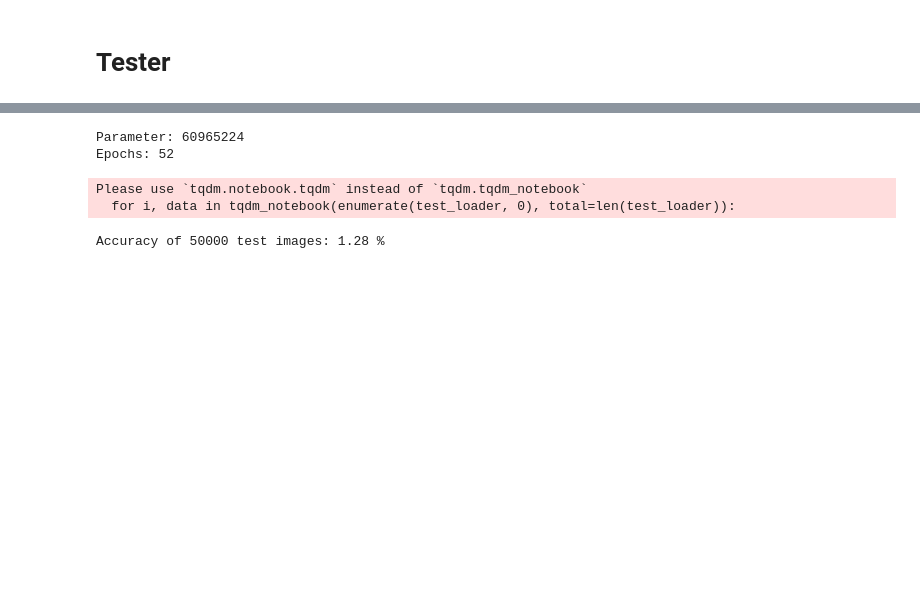
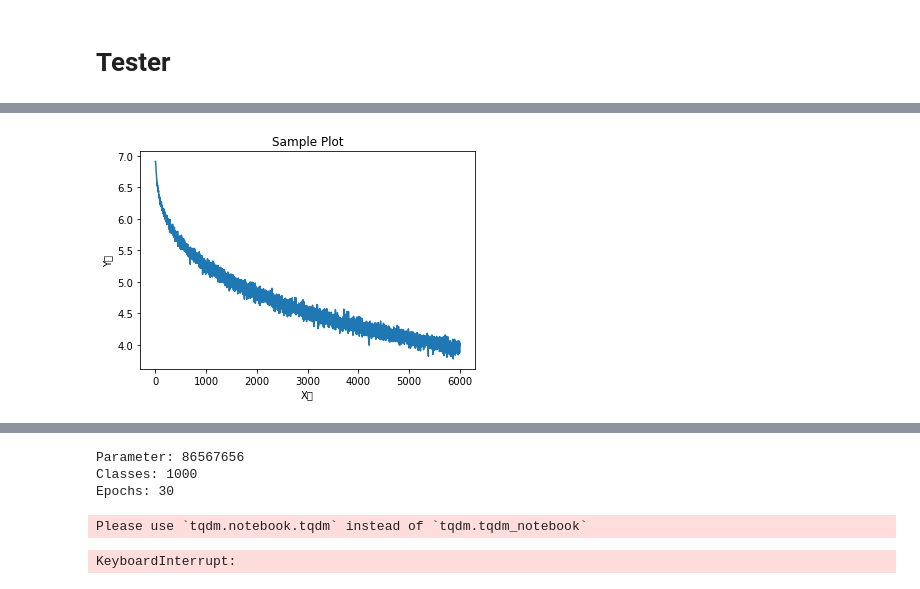
Before and after one commit to HiMyNameIsDavidKim/ML_Example, a Jupyter notebook: CV/ViT_tester.ipynb, the cells around one changed output, grey strips where cells are left out. Cells and saved outputs as stored; diff of their text form; code cells hidden in the pictures; blank space fills up the shorter version.

```diff
--- a/CV/ViT_tester.ipynb
+++ b/CV/ViT_tester.ipynb
@@ -40,11 +42,11 @@ else:
 # %%
 device = gpu
-model_path = './save/puzzle_imagenet_1000_cfn_ep20_lr7e-05_b256_c___classification_ImageNet_ep100_lr6e-05_b256_adam_aug.pt'
+model_path = './save/puzzle_imagenet_1000_vitPreFalse_ep100_lr1e-05_b64_53l100___classification_ImageNet_ep50_lr0.04_b64_SGD_aug.pt'
 TIMM_MODEL = 'vit_base_patch16_224_in21k'
-BATCH_SIZE = 128
-NUM_EPOCHS = 8
+BATCH_SIZE = 64
+NUM_EPOCHS = 100
 NUM_WORKERS = 2
-LEARNING_RATE = 1.25e-03
+LEARNING_RATE = 5e-05
 
 IMAGE_SIZE = 224
 PATCH_SIZE = 16
@@ -244,6 +246,16 @@ class TesterFacebook(object):
     def loss_checker(self):
         self.build_model()
         print(f'Steps: {len(self.epochs)}k steps')
+        ls_x = []
+        ls_y = []
+        for x, y in enumerate(self.losses):
+            ls_x.append(x)
+            ls_y.append(y)
+        plt.plot(ls_x, ls_y)
+        plt.title('Sample Plot')
+        plt.xlabel('X축')
+        plt.ylabel('Y축')
+        plt.show()
         [print(f'Average Loss: {i:.3f}') for i in self.losses]
 
     def build_model(self):
@@ -285,5 +297,5 @@ class TesterFacebook(object):
         for epoch in range(NUM_EPOCHS):
             running_loss = 0.0
             saving_loss = 0.0
-            print(optimizer.param_groups[0]['lr'])
+            print(f'{epoch+1} epochs : {optimizer.param_groups[0]["lr"]}')
             scheduler.step()
@@ -345,6 +302,6 @@ class TesterAlexNet(object):
 # %%
 if __name__ == '__main__':
-    t = TesterAlexNet()
+    t = TesterFacebook()
     t.loss_checker()
 #     t.lr_checker()
 # %% [output]
@@ -367,0 +312 @@ Average Loss: 4.768
+[figure, added]
@@ -374,11 +336,11 @@ if __name__ == '__main__':
 #         model_path = f'./save/ViT_timm_vit_base_patch16_224_in21k_augPositive_i2012_ep{i+1}_lr0.00125.pt'
 #         t.process()
 # %% [output]
-Parameter: 60965224
-Epochs: 52
+Parameter: 86567656
+Classes: 1000
+Epochs: 30
 Please use `tqdm.notebook.tqdm` instead of `tqdm.tqdm_notebook`
-  for i, data in tqdm_notebook(enumerate(test_loader, 0), total=len(test_loader)):
-Accuracy of 50000 test images: 1.28 %
+KeyboardInterrupt:
 # %%
 # 프리 트레이닝
 # 1스텝 = 9분
```
Also changed, not shown: parts of 3 cells of this notebook, 2 other files.
